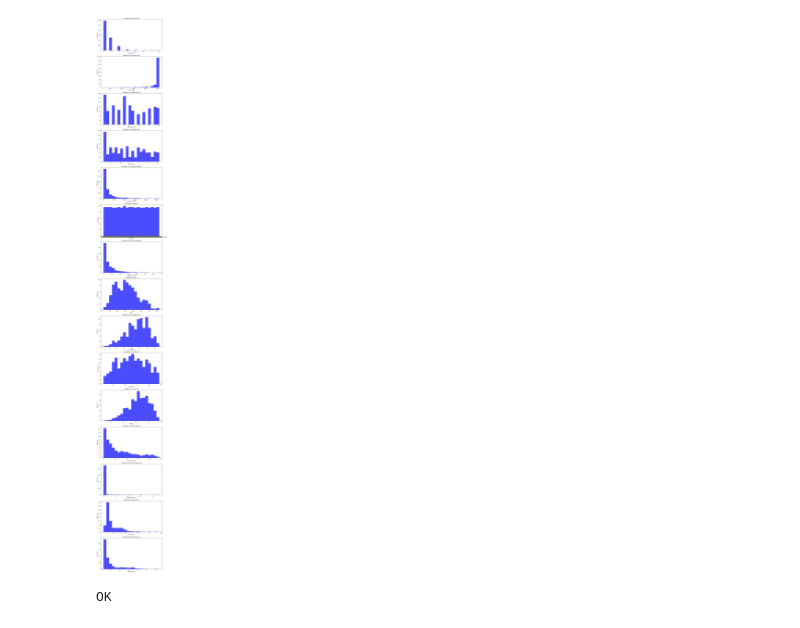
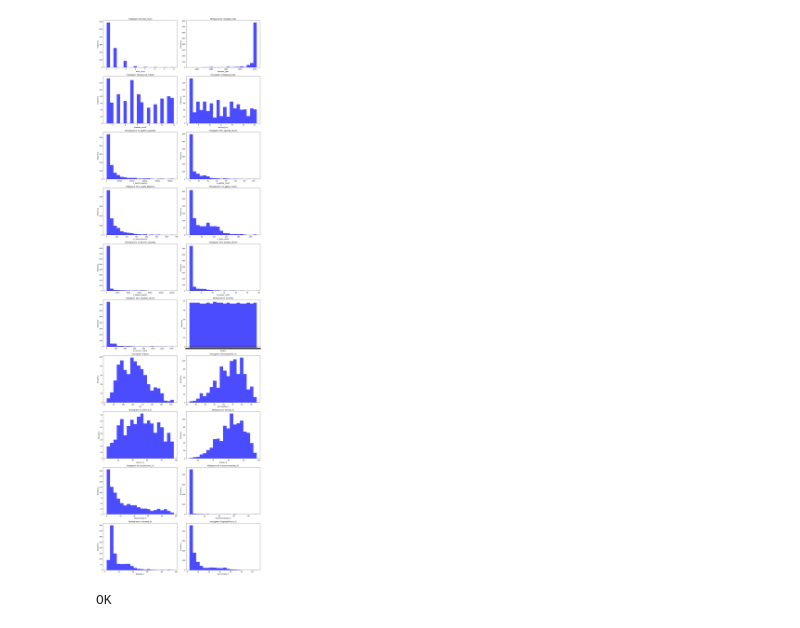
Before and after one commit to MartinStokholm/SWMAL, a Jupyter notebook: Handins/O2/LO4/dataanalyse.ipynb, the cells around one changed output. Drawn from its saved outputs; the diff is of its cells as text; code cells hidden in the pictures.

```diff
--- a/Handins/O2/LO4/dataanalyse.ipynb
+++ b/Handins/O2/LO4/dataanalyse.ipynb
@@ -50,0 +276,12 @@ In the section below its possible to see a histogram of all our features. Some o
+# %%
+# Print unique values in 'in_deezer_playlists' column
+print("Unique values in 'in_deezer_playlists':", df_copy['in_deezer_playlists'].unique())
+# Remove commas and convert to numeric, handle non-string values
+df_copy['in_deezer_playlists'] = pd.to_numeric(df_copy['in_deezer_playlists'].astype(str).str.replace(',', ''),
+                                               errors='coerce')
+
+# Check the data type of the 'in_deezer_playlists' column after converting the values
+print(df_copy['in_deezer_playlists'].dtype)
+
+# Print unique values in 'in_shazam_charts' column
+print("Unique values in 'in_shazam_charts':", df_copy['in_shazam_charts'].unique())
@@ -50,0 +306,6 @@ In the section below its possible to see a histogram of all our features. Some o
+# %%
+# Remove commas and convert to numeric, handle non-string values
+df_copy['in_shazam_charts'] = pd.to_numeric(df_copy['in_shazam_charts'].astype(str).str.replace(',', ''), errors='coerce')
+
+# Check the data type of the 'in_shazam_charts' column after converting the values
+print(df_copy['in_shazam_charts'].dtype)
@@ -51,46 +339,58 @@ In the section below its possible to see a histogram of all our features. Some o
 # %%
-import pandas as pd
-import matplotlib.pyplot as plt
-
-# Load the dataset from the CSV file
-df = pd.read_csv('./Spotify/spotify-2023.csv', encoding='ISO-8859-1')
-
 # Define the list of features you want to plot histograms for
 features_to_plot = [
     'artist_count',
     'released_year',
     'released_month',
     'released_day',
     'in_spotify_playlists',
+    'in_spotify_charts',
+    'in_apple_playlists',
+    'in_apple_charts',
+    'in_deezer_playlists',
+    'in_deezer_charts',
+    'in_shazam_charts',
     'streams',
-    'in_apple_playlists',
     'bpm',
     'danceability_%',
     'valence_%',
     'energy_%',
     'acousticness_%',
     'instrumentalness_%',
     'liveness_%',
     'speechiness_%'
 ]
 
 # Set the number of bins for the histograms
 num_bins = 20
 
-# Create subplots for the histograms
-fig, axes = plt.subplots(nrows=len(features_to_plot), ncols=1, figsize=(10, 5 * len(features_to_plot)))
+# Set the number of subplots per row
+subplots_per_row = 2
+
+# Calculate the number of rows needed
+num_rows = len(features_to_plot) // subplots_per_row + (len(features_to_plot) % subplots_per_row > 0)
+
+# Create subplots for the histograms with the specified layout
+fig, axes = plt.subplots(nrows=num_rows, ncols=subplots_per_row, figsize=(15, 5 * num_rows))
+
+# Flatten the 2D array of subplots into a 1D array
+axes_flat = axes.flatten()
 
 # Plot histograms for each feature
 for i, feature in enumerate(features_to_plot):
-    ax = axes[i]
-    ax.hist(df[feature], bins=num_bins, color='blue', alpha=0.7)
+    ax = axes_flat[i]
+    ax.hist(df_copy[feature], bins=num_bins, color='blue', alpha=0.7)
     ax.set_title(f'Histogram of {feature}')
     ax.set_xlabel(feature)
     ax.set_ylabel('Frequency')
 
+# Hide any remaining empty subplots
+for j in range(len(features_to_plot), num_rows * subplots_per_row):
+    axes_flat[j].axis('off')
+
 plt.tight_layout()
 plt.show()
 print("OK")
 # %% [output]
-[figure, old version]
+[figure, new version]
 OK
```
Also changed, not shown: parts of 23 cells of this notebook, 1 other file.
